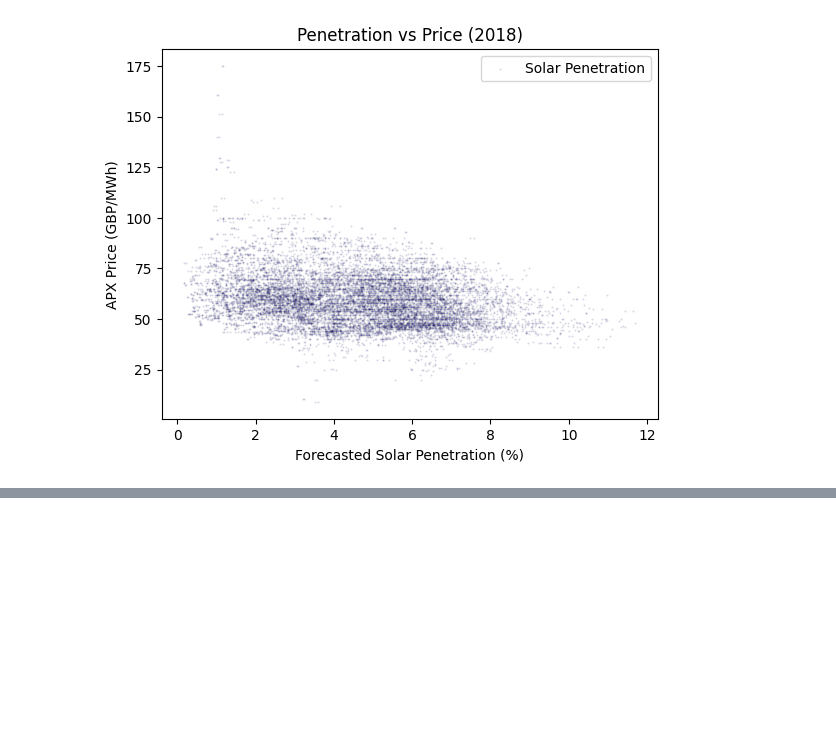
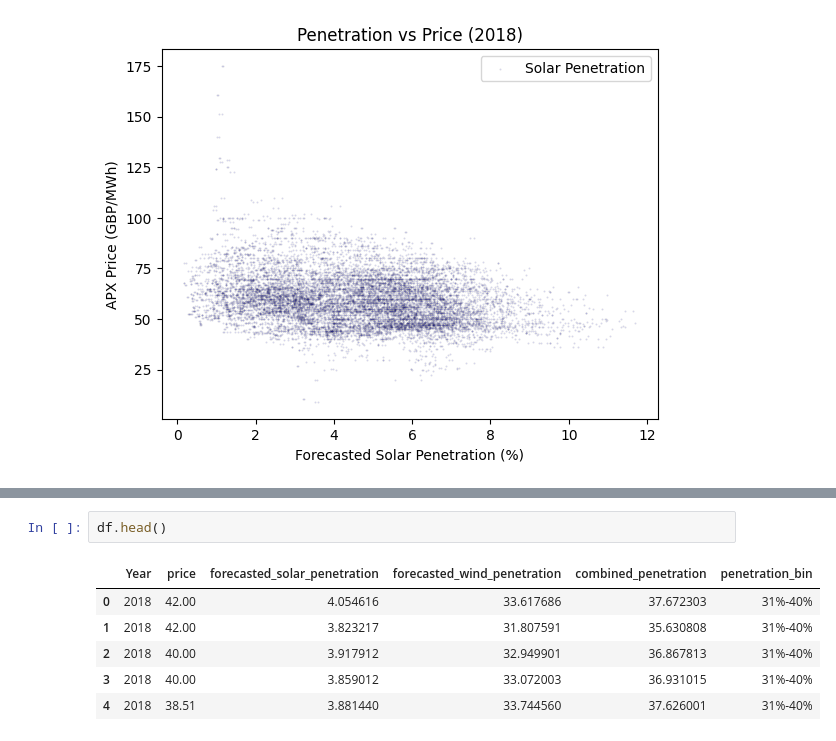
Before and after one commit to yunte-sung/market-impact-renewables, a Jupyter notebook: data/workbook.ipynb, the cells around one changed output, grey strips where cells are left out. Drawn from its saved outputs; the diff is of its cells as text; blank space fills up the shorter version.

```diff
--- a/data/workbook.ipynb
+++ b/data/workbook.ipynb
@@ -161,0 +210,9 @@ plt.show()
+# %%
+df.head()
+# %% [output]
+|  | Year | price | forecasted_solar_penetration | forecasted_wind_penetration | combined_penetration | penetration_bin |
+| 0 | 2018 | 42.00 | 4.054616 | 33.617686 | 37.672303 | 31%-40% |
+| 1 | 2018 | 42.00 | 3.823217 | 31.807591 | 35.630808 | 31%-40% |
+| 2 | 2018 | 40.00 | 3.917912 | 32.949901 | 36.867813 | 31%-40% |
+| 3 | 2018 | 40.00 | 3.859012 | 33.072003 | 36.931015 | 31%-40% |
+| 4 | 2018 | 38.51 | 3.881440 | 33.744560 | 37.626001 | 31%-40% |
```
Also changed, not shown: parts of 6 cells of this notebook.
